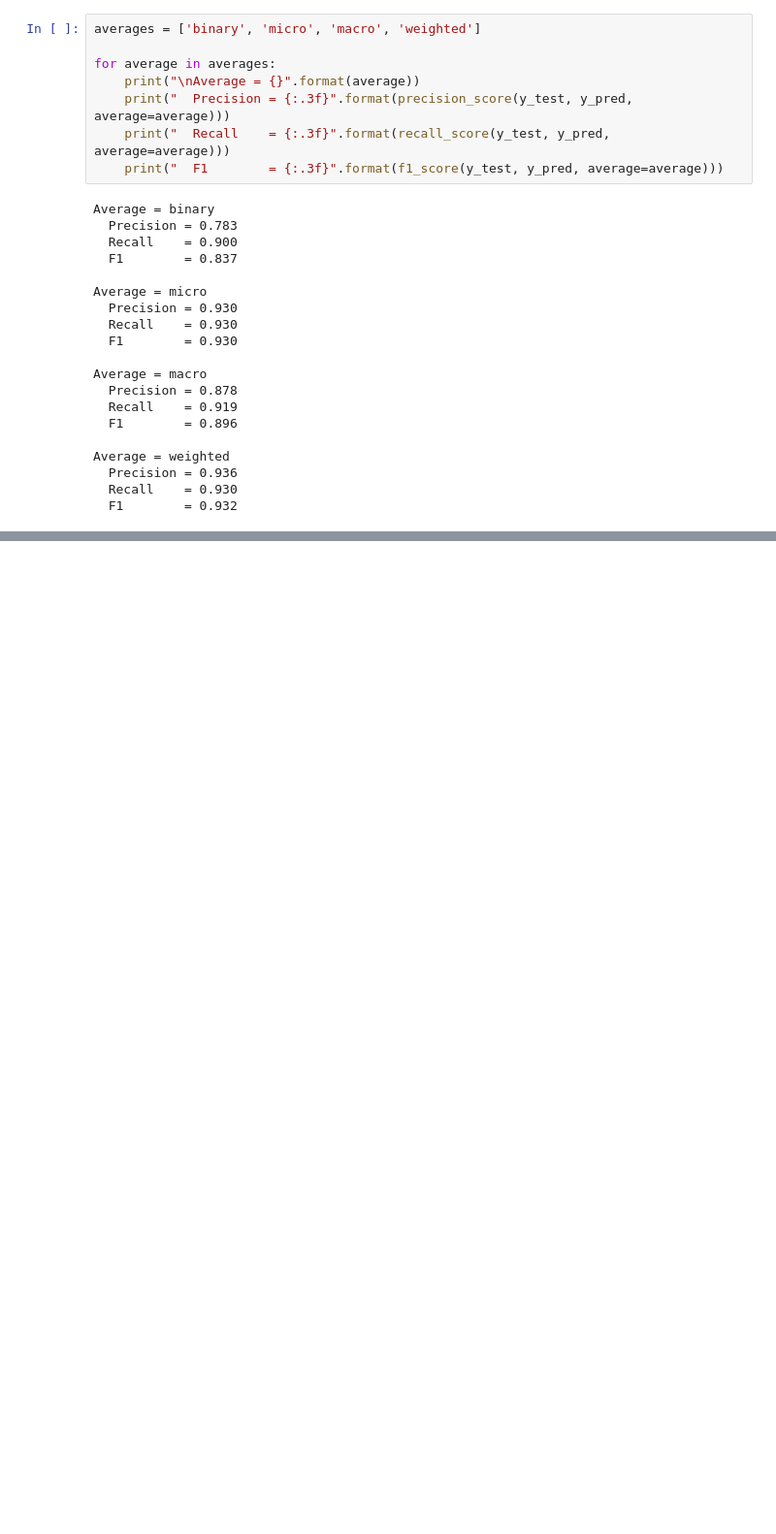
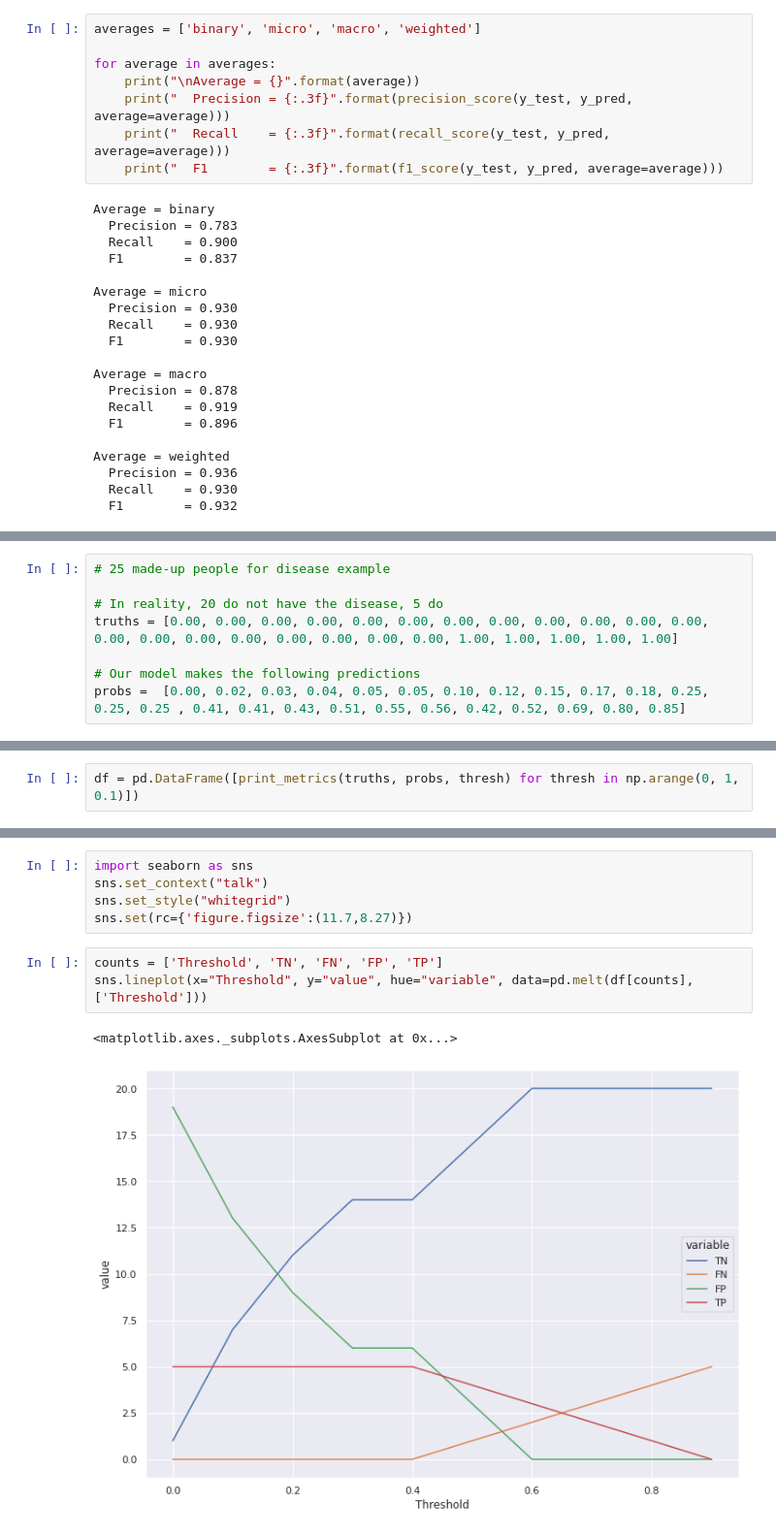
Before and after one commit to stepthom/869_course, a Jupyter notebook: performance_metrics/slides_performance_metrics.ipynb, the cells around one changed output, grey strips where cells are left out. Shown at 97% size. Saved outputs shown, nothing was run; the diff lists cells and outputs as text; blank space fills up the shorter version.

```diff
--- a/performance_metrics/slides_performance_metrics.ipynb
+++ b/performance_metrics/slides_performance_metrics.ipynb
@@ -117,0 +120,8 @@ Average = weighted
+# %%
+# 25 made-up people for disease example
+
+# In reality, 20 do not have the disease, 5 do
+truths = [0.00, 0.00, 0.00, 0.00, 0.00, 0.00, 0.00, 0.00, 0.00, 0.00, 0.00, 0.00, 0.00, 0.00, 0.00, 0.00, 0.00, 0.00, 0.00, 0.00, 1.00, 1.00, 1.00, 1.00, 1.00]
+
+# Our model makes the following predictions
+probs =  [0.00, 0.02, 0.03, 0.04, 0.05, 0.05, 0.10, 0.12, 0.15, 0.17, 0.18, 0.25, 0.25, 0.25 , 0.41, 0.41, 0.43, 0.51, 0.55, 0.56, 0.42, 0.52, 0.69, 0.80, 0.85]
@@ -117,0 +227,2 @@ Average = weighted
+# %%
+df = pd.DataFrame([print_metrics(truths, probs, thresh) for thresh in np.arange(0, 1, 0.1)])
@@ -117,0 +243,11 @@ Average = weighted
+# %%
+import seaborn as sns
+sns.set_context("talk")
+sns.set_style("whitegrid")
+sns.set(rc={'figure.figsize':(11.7,8.27)})
+# %%
+counts = ['Threshold', 'TN', 'FN', 'FP', 'TP']
+sns.lineplot(x="Threshold", y="value", hue="variable", data=pd.melt(df[counts], ['Threshold']))
+# %% [output]
+<matplotlib.axes._subplots.AxesSubplot at 0x...>
+[figure, added]
```
Also changed, not shown: parts of 14 cells of this notebook.
